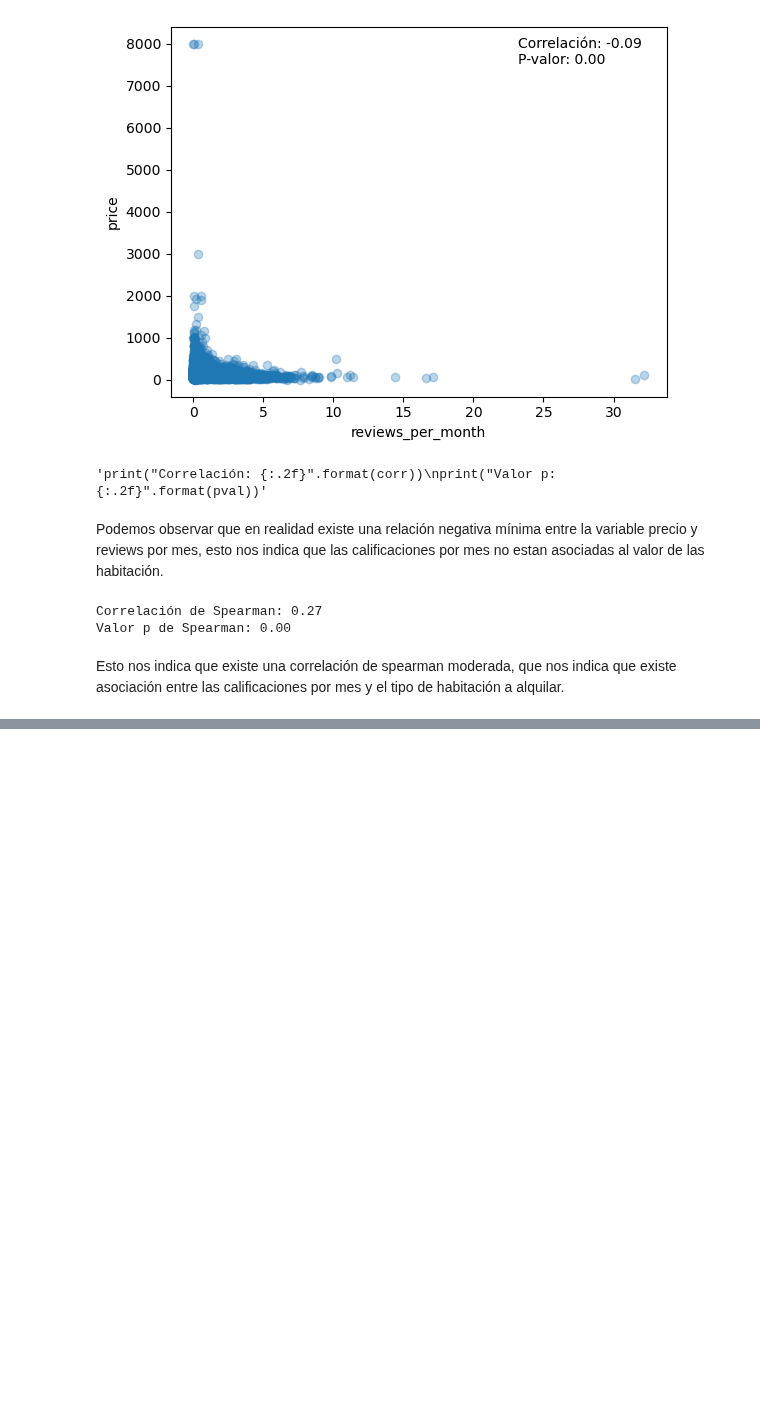
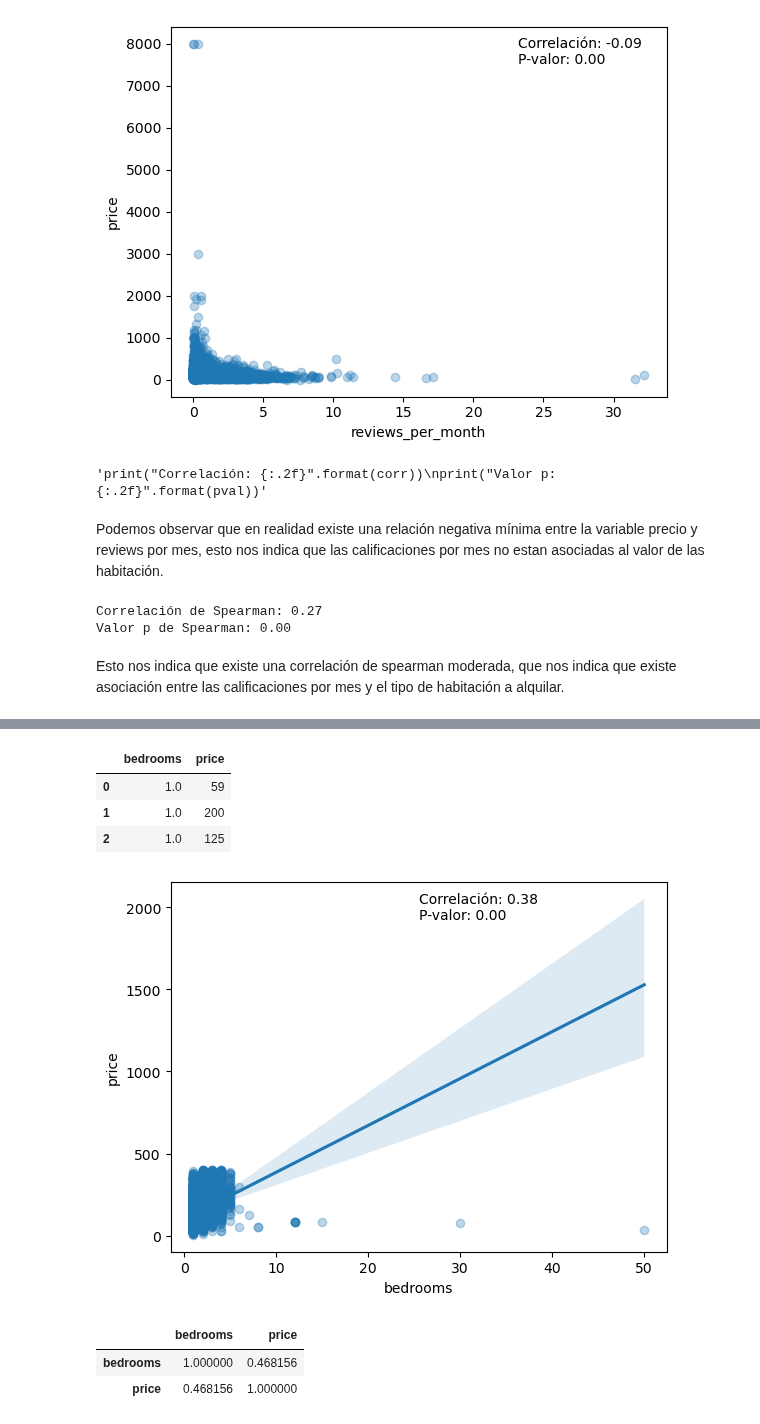
Before and after one commit to onavarrete04/Introduccion-Ciencia-Datos, a Jupyter notebook: EJERCICIO_DESCRIPTIVO_AIRBNB.ipynb, the cells around one changed output, grey strips where cells are left out. Saved outputs shown, nothing was run; the diff lists cells and outputs as text; code cells hidden in the pictures; blank space fills up the shorter version.

```diff
--- a/EJERCICIO_DESCRIPTIVO_AIRBNB.ipynb
+++ b/EJERCICIO_DESCRIPTIVO_AIRBNB.ipynb
@@ -353,0 +366,25 @@ ValueError: not enough values to unpack (expected 2, got 1)
+# %%
+dx = datos.loc[(datos.bedrooms != 0) &  (datos.price < 400), ["bedrooms","price"]]
+dx = dx.dropna()
+dx.head(3)
+# %% [output]
+|  | bedrooms | price |
+| 0 | 1.0 | 59 |
+| 1 | 1.0 | 200 |
+| 2 | 1.0 | 125 |
+# %%
+# Trazar gráfico de dispersión con línea de ajuste y puntos semitransparentes
+sns.regplot(y="price", x="bedrooms", data=dx, fit_reg=True, scatter_kws={"alpha":0.3})
+
+# Calcular correlación y valor p
+corr, pval = stats.pearsonr(dx.price, dx.bedrooms)
+plt.annotate("Correlación: {:.2f}\nP-valor: {:.2f}".format(corr, pval), xy=(0.5, 0.9), xycoords='axes fraction')
+plt.show()
+# %% [output]
+[figure, added]
+# %%
+dx.corr(method="spearman")
+# %% [output]
+|  | bedrooms | price |
+| bedrooms | 1.000000 | 0.468156 |
+| price | 0.468156 | 1.000000 |
```
Also changed, not shown: parts of 28 cells of this notebook.
